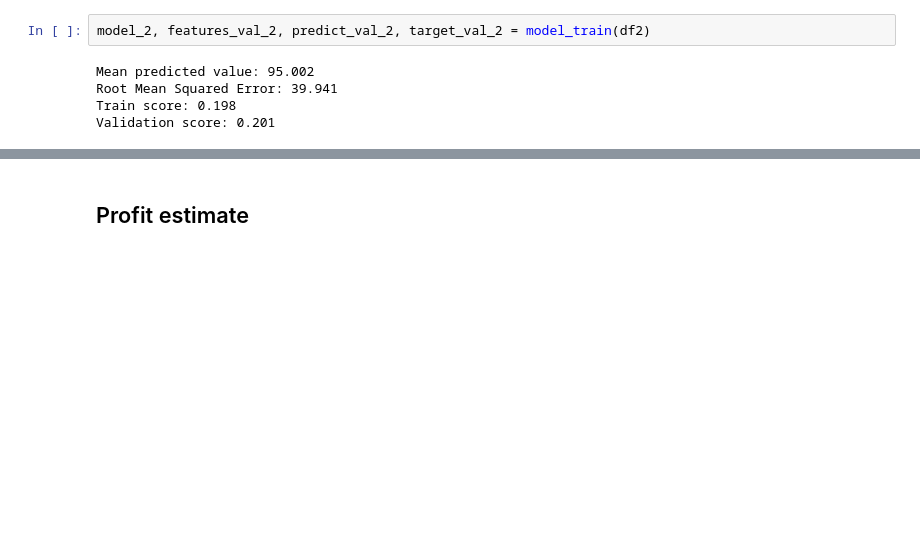
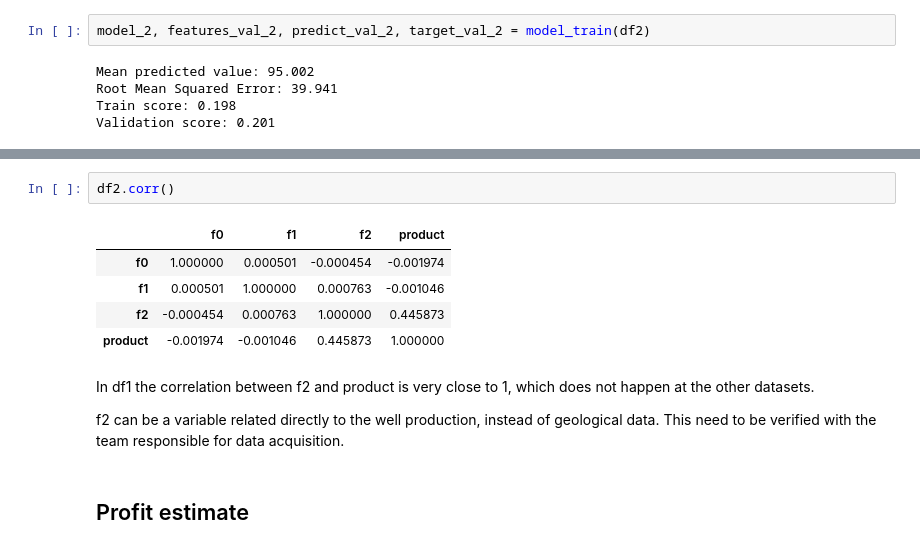
Before and after one commit to Vitoralvesraquel/oil-well-prediction, a Jupyter notebook: notebook.ipynb, the cells around one changed output, grey strips where cells are left out. Drawn from its saved outputs; the diff is of its cells as text; blank space fills up the shorter version.

```diff
--- a/notebook.ipynb
+++ b/notebook.ipynb
@@ -249,3 +270,18 @@ Model_1 has a much lower RMSE and much higher R².
+# %%
+df2.corr()
+# %% [output]
+|  | f0 | f1 | f2 | product |
+| f0 | 1.000000 | 0.000501 | -0.000454 | -0.001974 |
+| f1 | 0.000501 | 1.000000 | 0.000763 | -0.001046 |
+| f2 | -0.000454 | 0.000763 | 1.000000 | 0.445873 |
+| product | -0.001974 | -0.001046 | 0.445873 | 1.000000 |
+# %% [markdown]
+In df1 the correlation between f2 and product is very close to 1, which does
+not happen at the other datasets.
+
+f2 can be a variable related directly to the well production, instead of
+geological data. This need to be verified with the team responsible for data
+acquisition.
 # %% [markdown]
 ## Profit estimate
 # %% [markdown]
```
Also changed, not shown: parts of 8 cells of this notebook.
